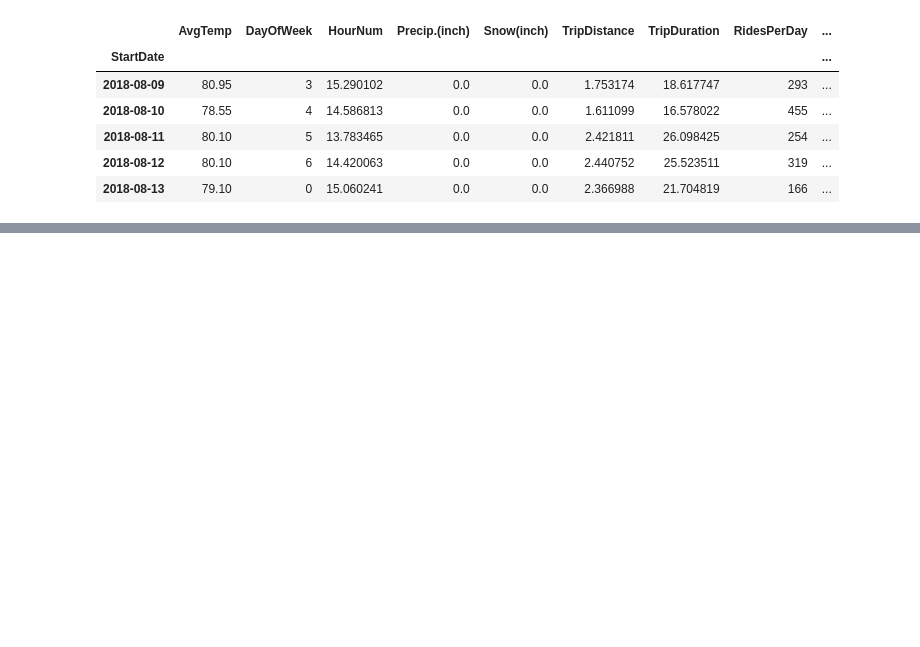
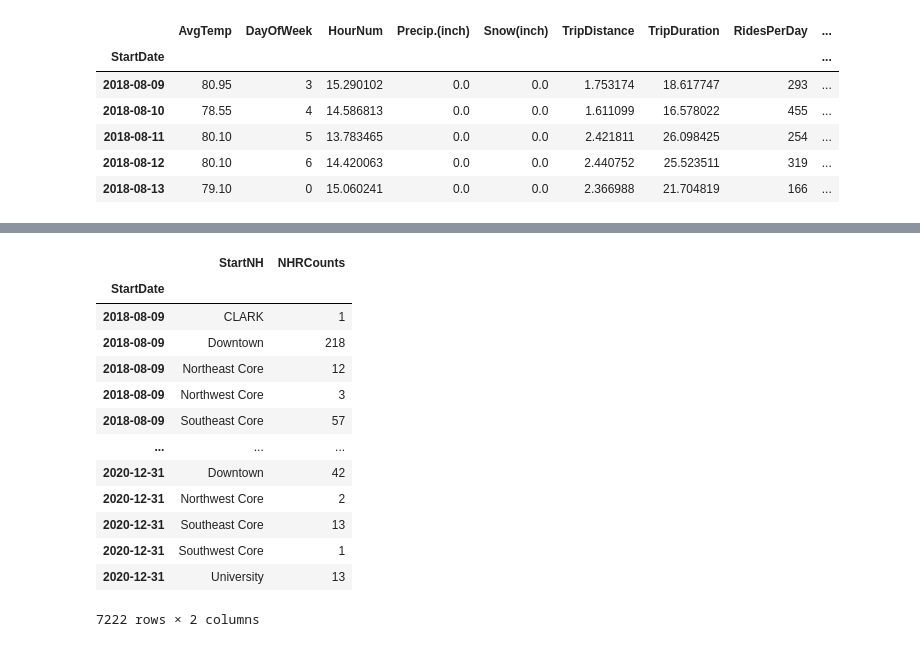
Before and after one commit to abhiram540/TripDataAnalysis-CityOfLouisville-DocklessVehicles, a Jupyter notebook: 7.6 Capstone Two Data Wrangling.ipynb, the cells around one changed output, grey strips where cells are left out. Cells and saved outputs as stored; diff of their text form; code cells hidden in the pictures; blank space fills up the shorter version.

```diff
--- a/7.6 Capstone Two Data Wrangling.ipynb
+++ b/7.6 Capstone Two Data Wrangling.ipynb
@@ -1486,0 +1513,18 @@ In the above dataframe 'df_prep', the DayOfWeek column has numbers 0-6 represent
+# %%
+df_nh_rpd = df_nh_rpd.reset_index(level=['StartNH'])
+df_nh_rpd
+# %% [output]
+|  | StartNH | NHRCounts |
+| StartDate |  |  |
+| 2018-08-09 | CLARK | 1 |
+| 2018-08-09 | Downtown | 218 |
+| 2018-08-09 | Northeast Core | 12 |
+| 2018-08-09 | Northwest Core | 3 |
+| 2018-08-09 | Southeast Core | 57 |
+| ... | ... | ... |
+| 2020-12-31 | Downtown | 42 |
+| 2020-12-31 | Northwest Core | 2 |
+| 2020-12-31 | Southeast Core | 13 |
+| 2020-12-31 | Southwest Core | 1 |
+| 2020-12-31 | University | 13 |
+7222 rows × 2 columns
```
Also changed, not shown: parts of 5 cells of this notebook.
